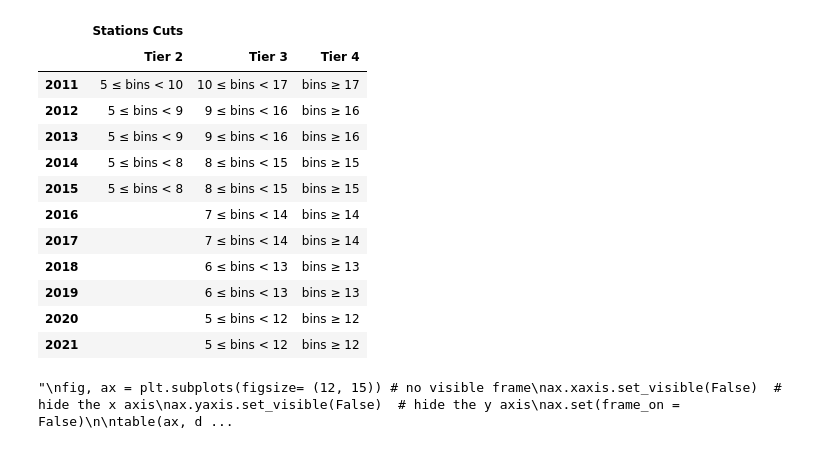
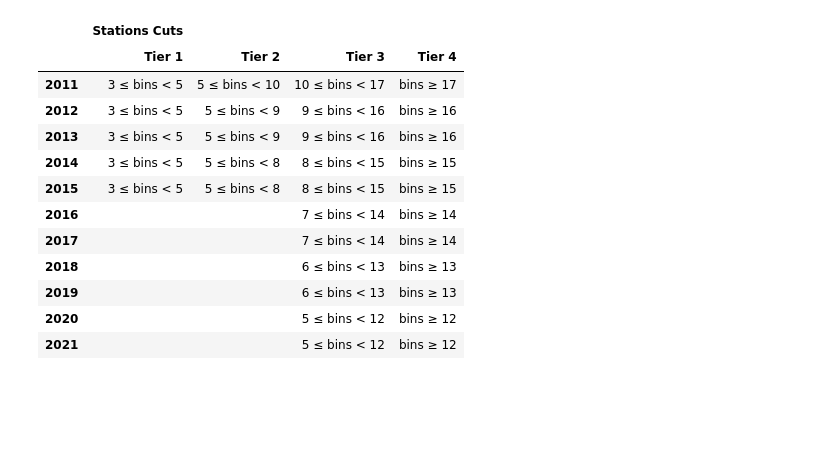
Before and after one commit to bastow-libby/11-year-Update-Paper-Figures, a Jupyter notebook: Table2/TierCuts.ipynb, the cells around one changed output. Saved outputs shown, nothing was run; the diff lists cells and outputs as text; code cells hidden in the pictures; blank space fills up the shorter version.

Commit message:
Tables push

```diff
--- a/Table2/TierCuts.ipynb
+++ b/Table2/TierCuts.ipynb
@@ -12,7 +12,7 @@ path_to_arrays = '/data/ana/CosmicRay/Anisotropy/IceTop/ITpass2/output/icecube/s
 #determining station cuts
 #for 2021 station cuts will be tier3_min_station=<tier3 nstations<tier4_min_station and tier4_min_station=<tier4 nstations
 #for 2011 station cuts will be tier2_min_station=<tier2 nstations<(tier3_min_station + (1/years_to_increase * 11))....
-
+tier1_min_station = 3 #minimum stations to count as an event
 tier2_min_station = 5 #this is the tier2 energy minimum cut for 2011
 tier3_min_station_2021 = 5 #this is the tier2 energy minimum cut for 2021
 tier4_min_station_2021 = 12 #this is the tier4 energy minimum cut for 2021
@@ -56,47 +56,48 @@ for run_year in run_years:
 #this block applys the nstation cuts to create the different energy tiers
 cuts = []
 
 reversed_run_years = reversed(run_years)
 i = 0
 for run_year in reversed_run_years:
     if run_year == 2021:
         tier3_min_station = tier3_min_station_2021
         tier4_min_station = tier4_min_station_2021
     if i == years_to_increase_cut: #this if statement increases the station cut boundries going back in the increment specified by years_to_increase
         tier3_min_station +=1
         tier4_min_station += 1
         i = 0
     globals()['tier4'+str(run_year)] = globals()['s125_'+str(run_year)][np.where(globals()['stations_'+str(run_year)] >= tier4_min_station)]
     globals()['tier3'+str(run_year)] = globals()['s125_'+str(run_year)][np.where((globals()['stations_'+str(run_year)] >= tier3_min_station) & (globals()['stations_'+str(run_year)] < tier4_min_station))]
-
+    globals()['tier1'+str(run_year)] = globals()['s125_'+str(run_year)]
     i += 1
 
     if run_year in [2011, 2012, 2013, 2014, 2015]:
         globals()['tier2'+str(run_year)] = globals()['s125_'+str(run_year)][np.where((globals()['stations_'+str(run_year)] >= tier2_min_station) & (globals()['stations_'+str(run_year)] < tier3_min_station))]
+        display_tier1_cuts = '{} ≤ bins < {}'.format(tier1_min_station, tier2_min_station)
         display_tier2_cuts = '{} ≤ bins < {}'.format(tier2_min_station, tier3_min_station)
     else:
         globals()['tier2'+str(run_year)] = 0
         display_tier2_cuts =''
+        display_tier1_cuts =''
     display_tier3_cuts = '{} ≤ bins < {}'.format(tier3_min_station, tier4_min_station) #this is for displaying the station cuts on the table
     display_tier4_cuts = 'bins ≥ {}'.format(tier4_min_station)
-    cuts.append([display_tier2_cuts, display_tier3_cuts, display_tier4_cuts])
+    cuts.append([display_tier1_cuts, display_tier2_cuts, display_tier3_cuts, display_tier4_cuts])
 
 cuts = reversed(cuts)
 tab = dict(zip(run_years, cuts))
-df = pd.DataFrame.from_dict(tab, orient='index', columns = pd.MultiIndex.from_product([['Stations Cuts'], ['Tier 2', 'Tier 3', 'Tier 4']]))
+df = pd.DataFrame.from_dict(tab, orient='index', columns = pd.MultiIndex.from_product([['Stations Cuts'], ['Tier 1', 'Tier 2', 'Tier 3', 'Tier 4']]))
 display(df) #this is a prettier way to display the table when using jupyter
 # %% [output]
-|  | Stations Cuts |  |  |
-|  | Tier 2 | Tier 3 | Tier 4 |
-| 2011 | 5 ≤ bins < 10 | 10 ≤ bins < 17 | bins ≥ 17 |
-| 2012 | 5 ≤ bins < 9 | 9 ≤ bins < 16 | bins ≥ 16 |
-| 2013 | 5 ≤ bins < 9 | 9 ≤ bins < 16 | bins ≥ 16 |
-| 2014 | 5 ≤ bins < 8 | 8 ≤ bins < 15 | bins ≥ 15 |
-| 2015 | 5 ≤ bins < 8 | 8 ≤ bins < 15 | bins ≥ 15 |
-| 2016 |  | 7 ≤ bins < 14 | bins ≥ 14 |
-| 2017 |  | 7 ≤ bins < 14 | bins ≥ 14 |
-| 2018 |  | 6 ≤ bins < 13 | bins ≥ 13 |
-| 2019 |  | 6 ≤ bins < 13 | bins ≥ 13 |
-| 2020 |  | 5 ≤ bins < 12 | bins ≥ 12 |
-| 2021 |  | 5 ≤ bins < 12 | bins ≥ 12 |
+|  | Stations Cuts |  |  |  |
+|  | Tier 1 | Tier 2 | Tier 3 | Tier 4 |
+| 2011 | 3 ≤ bins < 5 | 5 ≤ bins < 10 | 10 ≤ bins < 17 | bins ≥ 17 |
+| 2012 | 3 ≤ bins < 5 | 5 ≤ bins < 9 | 9 ≤ bins < 16 | bins ≥ 16 |
+| 2013 | 3 ≤ bins < 5 | 5 ≤ bins < 9 | 9 ≤ bins < 16 | bins ≥ 16 |
+| 2014 | 3 ≤ bins < 5 | 5 ≤ bins < 8 | 8 ≤ bins < 15 | bins ≥ 15 |
+| 2015 | 3 ≤ bins < 5 | 5 ≤ bins < 8 | 8 ≤ bins < 15 | bins ≥ 15 |
+| 2016 |  |  | 7 ≤ bins < 14 | bins ≥ 14 |
+| 2017 |  |  | 7 ≤ bins < 14 | bins ≥ 14 |
+| 2018 |  |  | 6 ≤ bins < 13 | bins ≥ 13 |
+| 2019 |  |  | 6 ≤ bins < 13 | bins ≥ 13 |
+| 2020 |  |  | 5 ≤ bins < 12 | bins ≥ 12 |
+| 2021 |  |  | 5 ≤ bins < 12 | bins ≥ 12 |
-"\nfig, ax = plt.subplots(figsize= (12, 15)) # no visible frame\nax.xaxis.set_visible(False)  # hide the x axis\nax.yaxis.set_visible(False)  # hide the y axis\nax.set(frame_on = False)\n\ntable(ax, d ...
```
Also changed, not shown: 18 other files.
